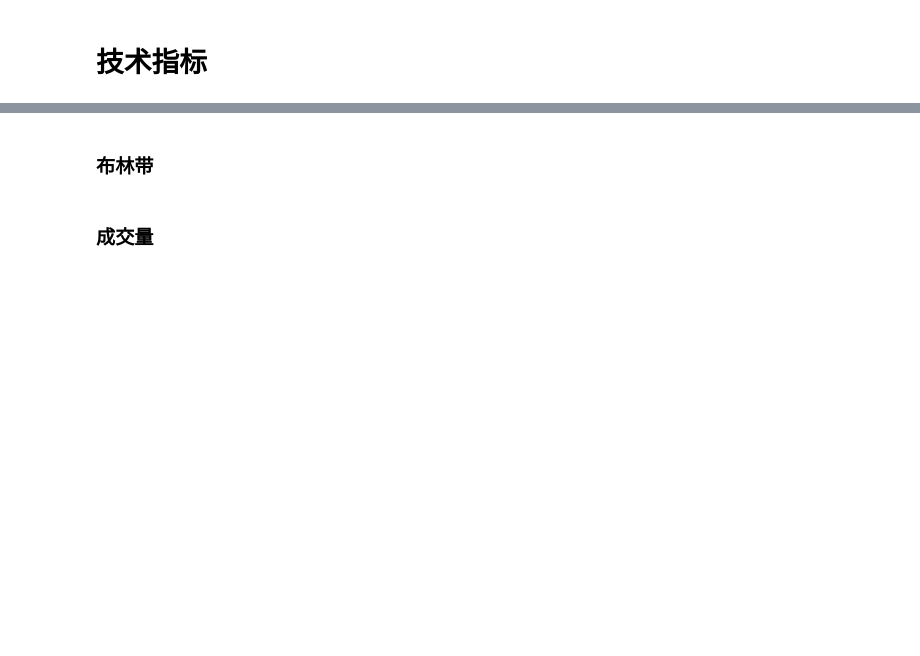
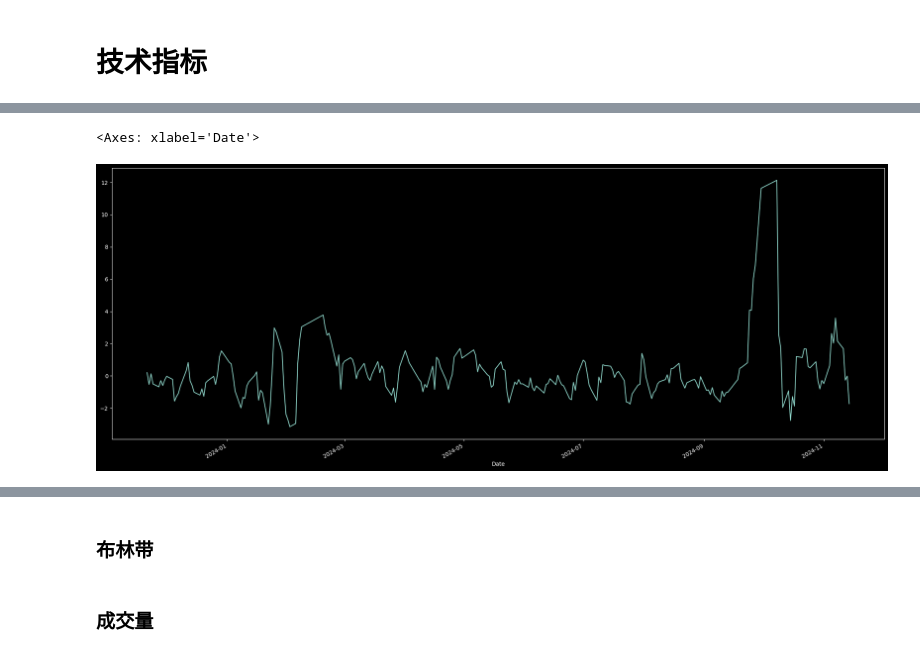
Before and after one commit to xnraiser/my_quan, a Jupyter notebook: indicators.ipynb, the cells around one changed output, grey strips where cells are left out. Cells and saved outputs as stored; diff of their text form; code cells hidden in the pictures; blank space fills up the shorter version.

```diff
--- a/indicators.ipynb
+++ b/indicators.ipynb
@@ -104,0 +132,17 @@ $$ n-mBIAS = nBIAS - mBIAS $$
+# %%
+%matplotlib inline
+import matplotlib.pyplot as plt
+# 计算乖离率（BIAS）
+def calculate_bias(data):
+    # 计算移动平均线
+    # data['MA'] = data['Close'].rolling(window=window).mean()
+    # 计算BIAS
+    data.loc[:, 'BIAS'] = (data['Close'] / data['SMA'] - 1) * 100
+
+calculate_bias(df)
+fig = plt.figure()
+fig.set_size_inches(25, 10)
+df['BIAS'].plot(x_compat=True)
+# %% [output]
+<Axes: xlabel='Date'>
+[figure, added]
```
Also changed, not shown: parts of 9 cells of this notebook.
